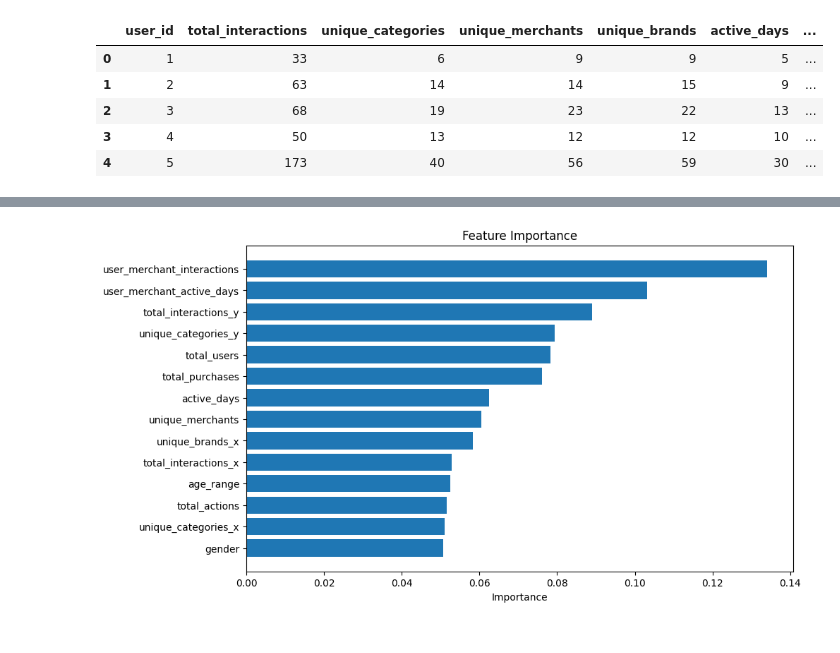
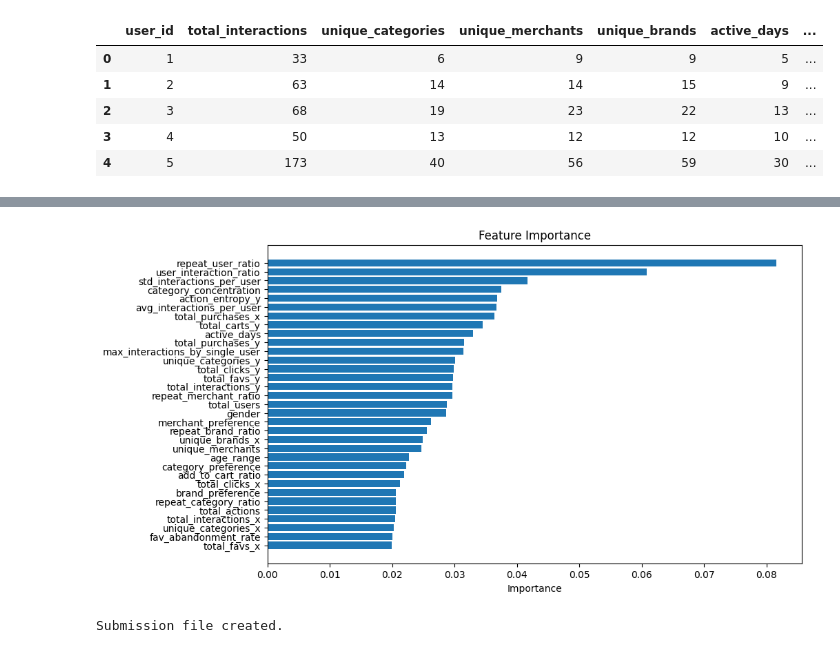
Before and after one commit to iaravagni/AIPI520_FinalProject, a Jupyter notebook: notebooks/experiment_sakshee.ipynb, the cells around one changed output, grey strips where cells are left out. Saved outputs shown, nothing was run; the diff lists cells and outputs as text; code cells hidden in the pictures.

Commit message:
updated modeling

```diff
--- a/notebooks/experiment_sakshee.ipynb
+++ b/notebooks/experiment_sakshee.ipynb
@@ -59,0 +50,4 @@ user_log.head()
+# %%
+user_log = pd.read_csv('../data_format1/user_log_format1.csv')
+user_log['time_stamp'] = pd.to_datetime(user_log['time_stamp'], format='%m%d', errors='coerce')
+user_log.head()
@@ -60,3 +61,7 @@ user_log.head()
+# %%
+# Extract meaningful features
+user_log['day_of_week'] = user_log['time_stamp'].dt.dayofweek  # Day of the week (0=Monday, 6=Sunday)
+user_log['month'] = user_log['time_stamp'].dt.month            # Month of the action
 # %%
 user_info.head()
 # %% [output]
@@ -129,0 +179,26 @@ merchant_features.head()
+# %%
+# Diversity features
+user_features['category_preference'] = user_log.groupby('user_id')['cat_id'].apply(lambda x: x.value_counts(normalize=True).max()).values
+user_features['merchant_preference'] = user_log.groupby('user_id')['seller_id'].apply(lambda x: x.value_counts(normalize=True).max()).values
+user_features['brand_preference'] = user_log.groupby('user_id')['brand_id'].apply(lambda x: x.value_counts(normalize=True).max()).values
+
+# Behavioral patterns
+user_features['action_entropy'] = user_log.groupby('user_id')['action_type'].apply(
+    lambda x: -np.sum((x.value_counts(normalize=True) * np.log2(x.value_counts(normalize=True))))
+).values
+
+# Repeat behavior features
+user_features['repeat_category_ratio'] = user_log.groupby('user_id')['cat_id'].apply(
+    lambda x: (x.value_counts() > 1).sum() / len(x)
+).values
+
+user_features['repeat_brand_ratio'] = user_log.groupby('user_id')['brand_id'].apply(
+    lambda x: (x.value_counts() > 1).sum() / len(x)
+).values
+
+user_features['repeat_merchant_ratio'] = user_log.groupby('user_id')['seller_id'].apply(
+    lambda x: (x.value_counts() > 1).sum() / len(x)
+).values
+
+# Check final features
+user_features.head()
@@ -152,7 +336,12 @@ interaction_features.head()
 # Merge all features with train dataset
 train = train.merge(user_features, on='user_id', how='left')
 train = train.merge(merchant_features, on='merchant_id', how='left')
-train = train.merge(interaction_features, on=['user_id', 'merchant_id'], how='left')
+# train = train.merge(interaction_features, on=['user_id', 'merchant_id'], how='left')
+
+test = test.merge(user_features, on='user_id', how='left')
+test = test.merge(merchant_features, on='merchant_id', how='left')
+# test = test.merge(interaction_features, on=['user_id', 'merchant_id'], how='left')
 
 # Fill missing values
-train.fillna(0, inplace=True)
+# train.fillna(0, inplace=True)
+# test.fillna(0, inplace=True)
@@ -230,32 +442,24 @@ np.float64(0.6481713411287148)
 # %%
 importances = xgb_model.feature_importances_
 
-feature_names = X.columns
+feature_names = filtered_columns
 feature_importance_df = pd.DataFrame({'Feature': feature_names, 'Importance': importances})
 feature_importance_df = feature_importance_df.sort_values(by='Importance', ascending=False)
 
 plt.figure(figsize=(10, 6))
 plt.barh(feature_importance_df['Feature'], feature_importance_df['Importance'])
 plt.xlabel('Importance')
 plt.title('Feature Importance')
 plt.gca().invert_yaxis()
 plt.show()
 # %% [output]
-[figure, old version]
+[figure, new version]
 # %%
-# test = test.merge(user_info, on='user_id', how='left')
-# test = test.merge(user_features, on='user_id', how='left')
-# test = test.merge(merchant_features, on='merchant_id', how='left')
-# test = test.merge(interaction_features, on=['user_id', 'merchant_id'], how='left')
+test['prob'] = xgb_model.predict_proba(X_test)[:, 1]
 
-# test.fillna(0, inplace=True)
-
-# X_test = test[filtered_columns]
-# X_test_scaled = scaler_full.transform(X_test)
-
-# test['prob'] = model.predict_proba(X_test)[:, 1]
-
-# # Prepare submission file
-# submission = test[['user_id', 'merchant_id', 'prob']]
-# submission.to_csv('prediction.csv', index=False)
-# print("Submission file created.")
+# Prepare submission file
+submission = test[['user_id', 'merchant_id', 'prob']]
+submission.to_csv('prediction.csv', index=False)
+print("Submission file created.")
+# %% [output]
+Submission file created.
```
Also changed, not shown: parts of 23 cells of this notebook.
